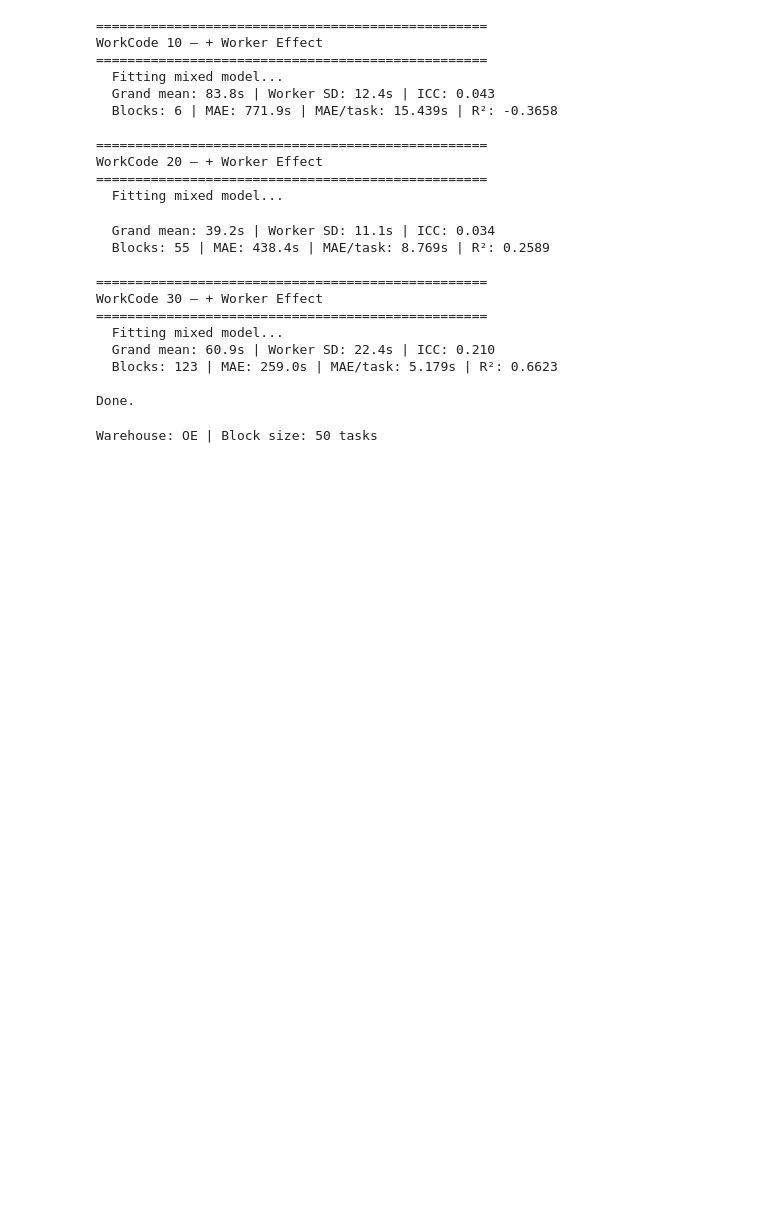
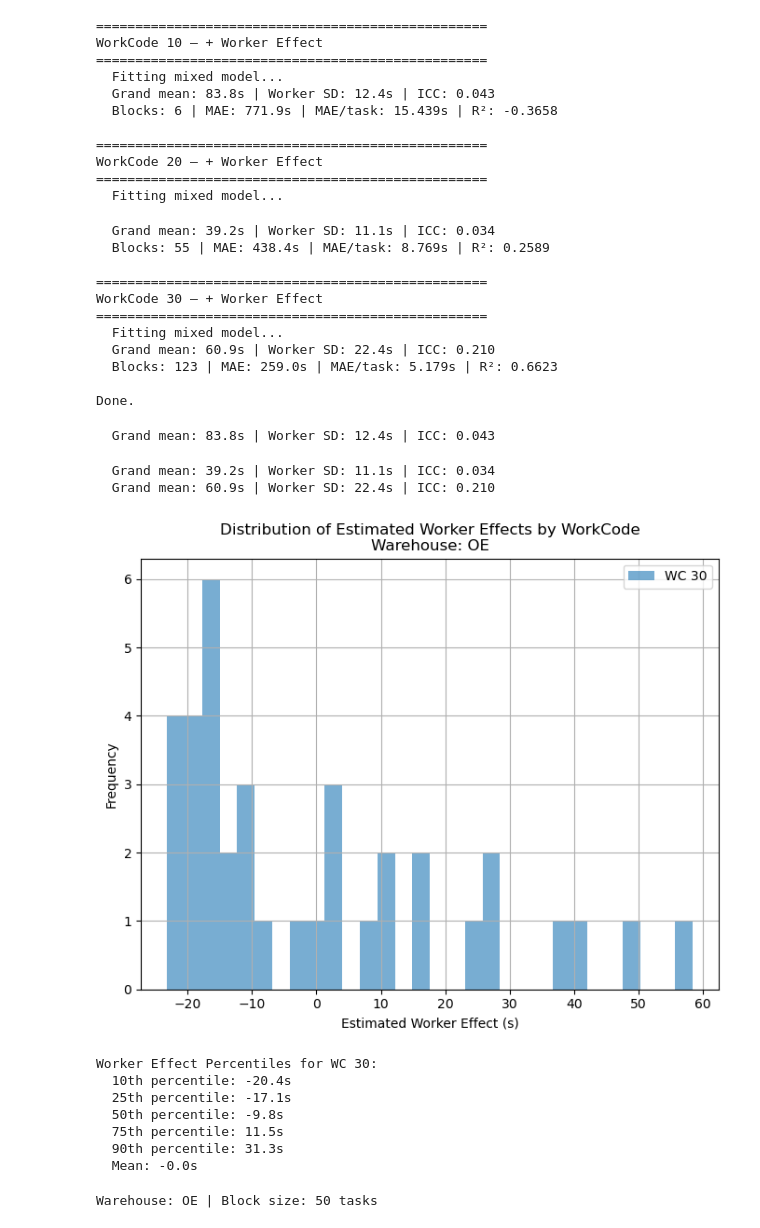
Before and after one commit to JiashenWangg/Lucas_Systems_Capstone_Project, a Jupyter notebook: Model_Betsy_Conan/final_oe.ipynb, the cells around one changed output. Cells and saved outputs as stored; diff of their text form; code cells hidden in the pictures; blank space fills up the shorter version.

Commit message:
OE user coef exploration and visualization

```diff
--- a/Model_Betsy_Conan/final_oe.ipynb
+++ b/Model_Betsy_Conan/final_oe.ipynb
@@ -405,6 +407,47 @@ WorkCode 30 — + Worker Effect
   Blocks: 123 | MAE: 259.0s | MAE/task: 5.179s | R²: 0.6623
 
 Done.
+# %%
+# extract all worker effects
+worker_effects_all = []
+for wc in WORKCODES:
+    df_wc, features, cat_cols = load_engineered_data(WAREHOUSE, wc, MAX_TIME)
+    train_df, _, _ = split_by_days(df_wc)
+    worker_effects = estimate_worker_effects(train_df)
+    worker_effects["WorkCode"] = wc
+    worker_effects_all.append(worker_effects)
+worker_effects_df = pd.concat(worker_effects_all, ignore_index=True)
+# %% [output]
+  Grand mean: 83.8s | Worker SD: 12.4s | ICC: 0.043
+  Grand mean: 39.2s | Worker SD: 11.1s | ICC: 0.034
+  Grand mean: 60.9s | Worker SD: 22.4s | ICC: 0.210
+# %%
+plt.figure(figsize=(8, 6))
+subset = worker_effects_df[worker_effects_df["WorkCode"] == "30"]
+plt.hist(subset["worker_effect"], bins=30, alpha=0.6, label=f"WC 30")
+plt.xlabel("Estimated Worker Effect (s)")
+plt.ylabel("Frequency")
+plt.title(f"Distribution of Estimated Worker Effects by WorkCode\nWarehouse: {WAREHOUSE}")
+plt.legend()
+plt.grid(True)
+plt.show()
+
+# compute 10, 25, 50, mean, 75, 90 percentiles of worker effects for WC 30
+percentiles = [10, 25, 50, 75, 90]
+percentile_values = np.percentile(subset["worker_effect"], percentiles)
+print(f"Worker Effect Percentiles for WC 30:")
+for p, val in zip(percentiles, percentile_values):
+    print(f"  {p}th percentile: {val:.1f}s")
+print(f"  Mean: {subset['worker_effect'].mean():.1f}s")
+# %% [output]
+[figure, added]
+Worker Effect Percentiles for WC 30:
+  10th percentile: -20.4s
+  25th percentile: -17.1s
+  50th percentile: -9.8s
+  75th percentile: 11.5s
+  90th percentile: 31.3s
+  Mean: -0.0s
 # %%
 # Compare baseline vs + worker at chunk level
 rows = []
```
Also changed, not shown: parts of 1 cell of this notebook.
